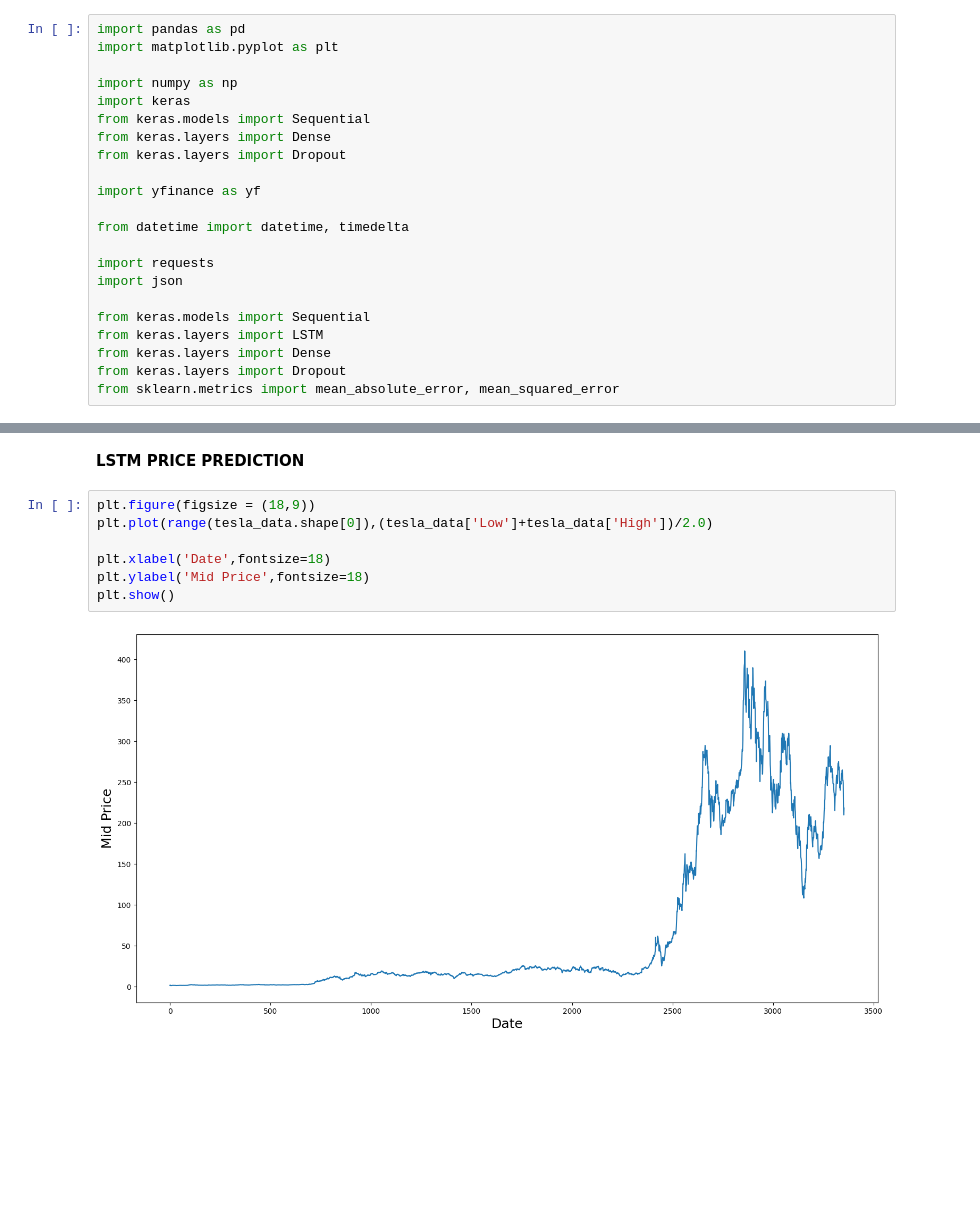
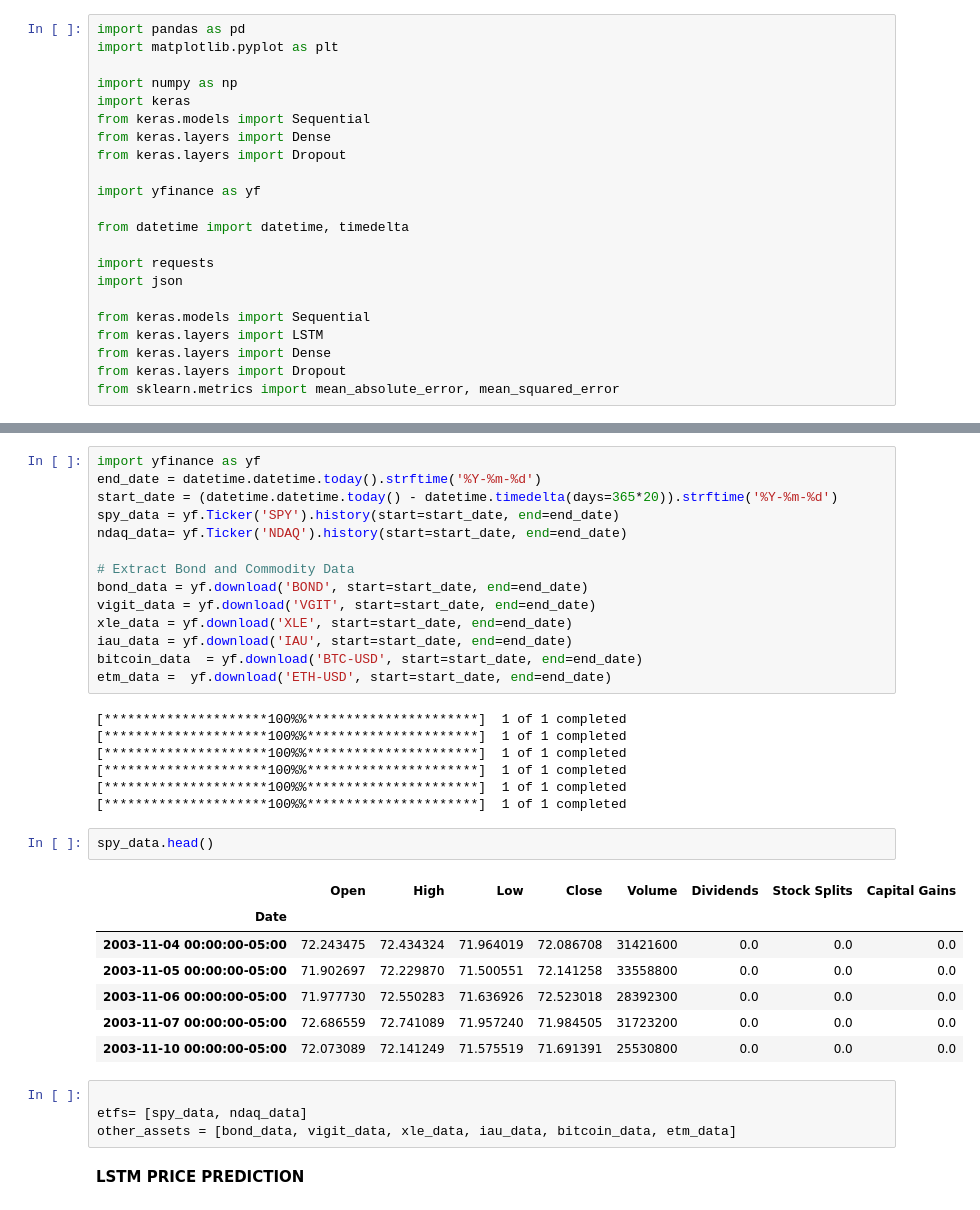
Before and after one commit to Deonatan/Portfolio-Optimization, a Jupyter notebook: Models/LSTM.ipynb, the cells around one changed output, grey strips where cells are left out. Saved outputs shown, nothing was run; the diff lists cells and outputs as text; blank space fills up the shorter version.

```diff
--- a/Models/LSTM.ipynb
+++ b/Models/LSTM.ipynb
@@ -104,13 +23,39 @@ bitcon_data = response.json()
+# %%
+import yfinance as yf
+end_date = datetime.datetime.today().strftime('%Y-%m-%d')
+start_date = (datetime.datetime.today() - datetime.timedelta(days=365*20)).strftime('%Y-%m-%d')
+spy_data = yf.Ticker('SPY').history(start=start_date, end=end_date)
+ndaq_data= yf.Ticker('NDAQ').history(start=start_date, end=end_date)
+
+# Extract Bond and Commodity Data
+bond_data = yf.download('BOND', start=start_date, end=end_date)
+vigit_data = yf.download('VGIT', start=start_date, end=end_date)
+xle_data = yf.download('XLE', start=start_date, end=end_date)
+iau_data = yf.download('IAU', start=start_date, end=end_date)
+bitcoin_data  = yf.download('BTC-USD', start=start_date, end=end_date)
+etm_data =  yf.download('ETH-USD', start=start_date, end=end_date)
+# %% [output]
+[*********************100%%**********************]  1 of 1 completed
+[*********************100%%**********************]  1 of 1 completed
+[*********************100%%**********************]  1 of 1 completed
+[*********************100%%**********************]  1 of 1 completed
+[*********************100%%**********************]  1 of 1 completed
+[*********************100%%**********************]  1 of 1 completed
+# %%
+spy_data.head()
+# %% [output]
+|  | Open | High | Low | Close | Volume | Dividends | Stock Splits | Capital Gains |
+| Date |  |  |  |  |  |  |  |  |
+| 2003-11-04 00:00:00-05:00 | 72.243475 | 72.434324 | 71.964019 | 72.086708 | 31421600 | 0.0 | 0.0 | 0.0 |
+| 2003-11-05 00:00:00-05:00 | 71.902697 | 72.229870 | 71.500551 | 72.141258 | 33558800 | 0.0 | 0.0 | 0.0 |
+| 2003-11-06 00:00:00-05:00 | 71.977730 | 72.550283 | 71.636926 | 72.523018 | 28392300 | 0.0 | 0.0 | 0.0 |
+| 2003-11-07 00:00:00-05:00 | 72.686559 | 72.741089 | 71.957240 | 71.984505 | 31723200 | 0.0 | 0.0 | 0.0 |
+| 2003-11-10 00:00:00-05:00 | 72.073089 | 72.141249 | 71.575519 | 71.691391 | 25530800 | 0.0 | 0.0 | 0.0 |
+# %%
+
+etfs= [spy_data, ndaq_data]
+other_assets = [bond_data, vigit_data, xle_data, iau_data, bitcoin_data, etm_data]
 # %% [markdown]
 **LSTM PRICE PREDICTION**
-# %%
-plt.figure(figsize = (18,9))
-plt.plot(range(tesla_data.shape[0]),(tesla_data['Low']+tesla_data['High'])/2.0)
-
-plt.xlabel('Date',fontsize=18)
-plt.ylabel('Mid Price',fontsize=18)
-plt.show()
-# %% [output]
-[figure, removed]
 # %%
 import pandas_ta as ta
```
Also changed, not shown: parts of 12 cells of this notebook.
